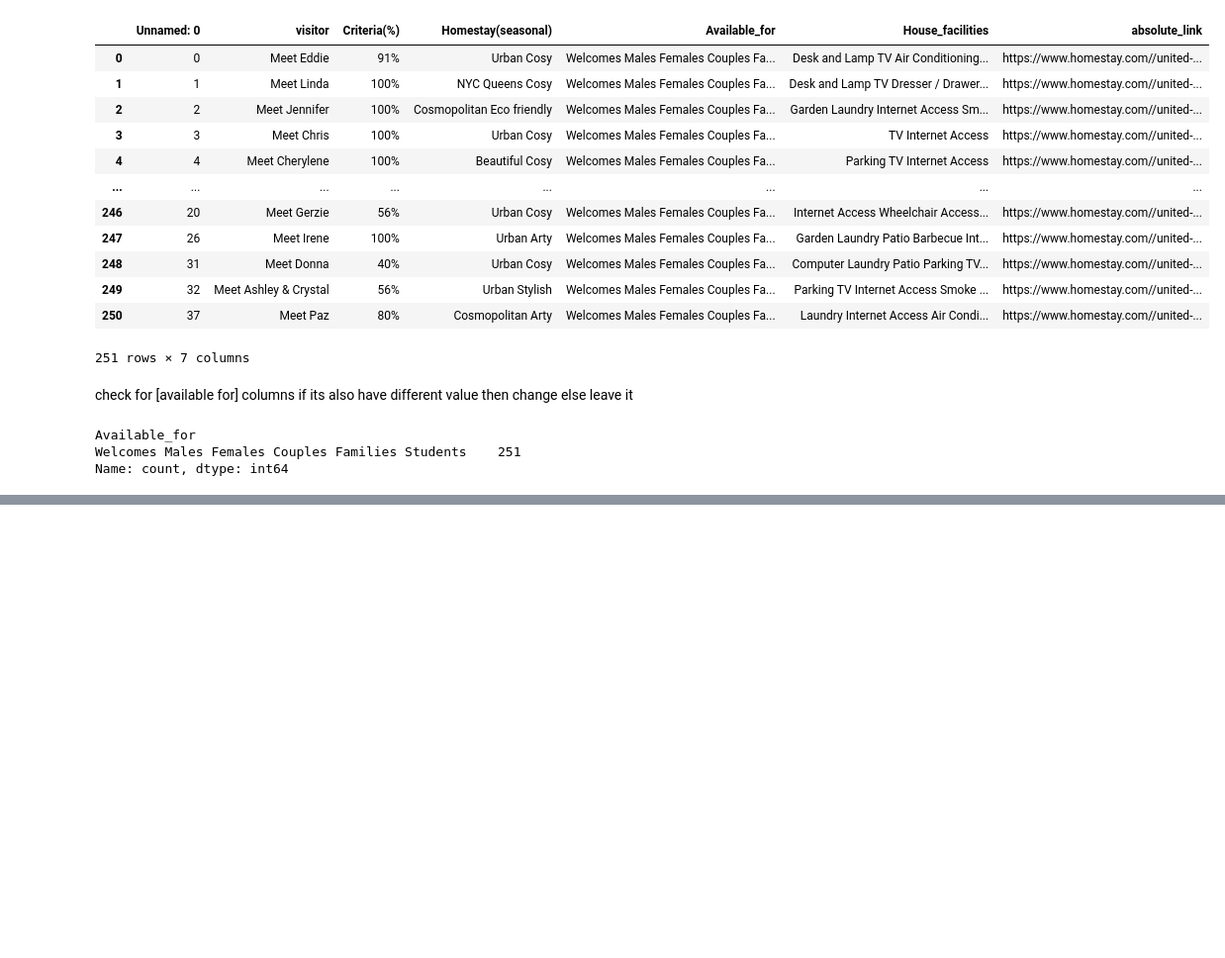
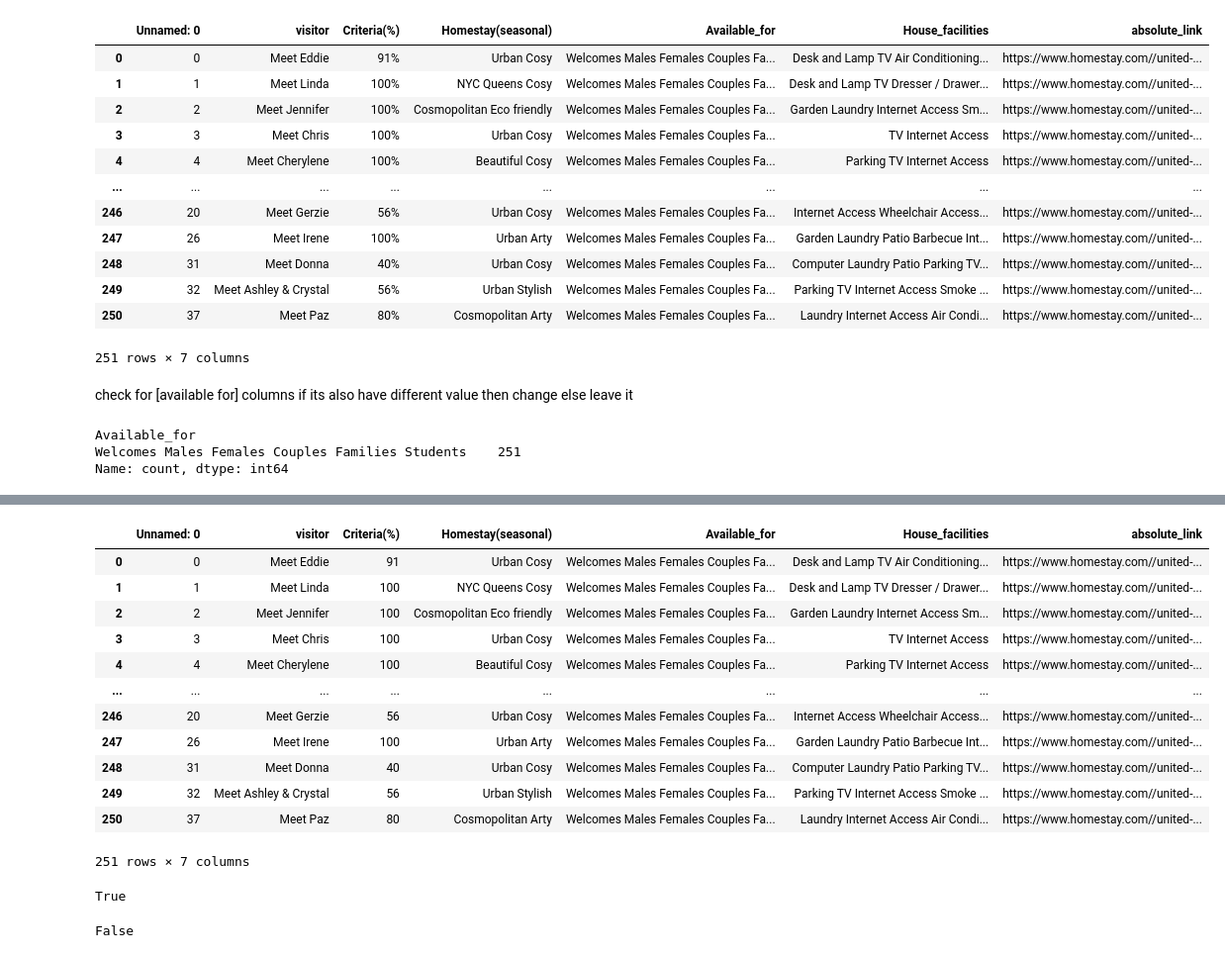
Before and after one commit to CyberWol-12/Data-science-project-with-python-webscraping, a Jupyter notebook: homestay.ipynb, the cells around one changed output, grey strips where cells are left out. Shown at 99% size. Drawn from its saved outputs; the diff is of its cells as text; code cells hidden in the pictures; blank space fills up the shorter version.

```diff
--- a/homestay.ipynb
+++ b/homestay.ipynb
@@ -490,0 +523,4 @@ Name: count, dtype: int64
+# %%
+#remove % sign from[ "[Criteria(%)]" ]
+df_combined['Criteria(%)'] = df_combined['Criteria(%)'].str.strip('%')
+df_combined['Criteria(%)']
@@ -490,0 +540,26 @@ Name: count, dtype: int64
+# %%
+df_combined['Criteria(%)'] = df_combined['Criteria(%)'].astype(int)
+# %%
+df_combined
+# %% [output]
+|  | Unnamed: 0 | visitor | Criteria(%) | Homestay(seasonal) | Available_for | House_facilities | absolute_link |
+| 0 | 0 | Meet Eddie | 91 | Urban Cosy | Welcomes Males Females Couples Fa... | Desk and Lamp TV Air Conditioning... | https://www.homestay.com//united-... |
+| 1 | 1 | Meet Linda | 100 | NYC Queens Cosy | Welcomes Males Females Couples Fa... | Desk and Lamp TV Dresser / Drawer... | https://www.homestay.com//united-... |
+| 2 | 2 | Meet Jennifer | 100 | Cosmopolitan Eco friendly | Welcomes Males Females Couples Fa... | Garden Laundry Internet Access Sm... | https://www.homestay.com//united-... |
+| 3 | 3 | Meet Chris | 100 | Urban Cosy | Welcomes Males Females Couples Fa... | TV Internet Access | https://www.homestay.com//united-... |
+| 4 | 4 | Meet Cherylene | 100 | Beautiful Cosy | Welcomes Males Females Couples Fa... | Parking TV Internet Access | https://www.homestay.com//united-... |
+| ... | ... | ... | ... | ... | ... | ... | ... |
+| 246 | 20 | Meet Gerzie | 56 | Urban Cosy | Welcomes Males Females Couples Fa... | Internet Access Wheelchair Access... | https://www.homestay.com//united-... |
+| 247 | 26 | Meet Irene | 100 | Urban Arty | Welcomes Males Females Couples Fa... | Garden Laundry Patio Barbecue Int... | https://www.homestay.com//united-... |
+| 248 | 31 | Meet Donna | 40 | Urban Cosy | Welcomes Males Females Couples Fa... | Computer Laundry Patio Parking TV... | https://www.homestay.com//united-... |
+| 249 | 32 | Meet Ashley & Crystal | 56 | Urban Stylish | Welcomes Males Females Couples Fa... | Parking TV Internet Access Smoke ... | https://www.homestay.com//united-... |
+| 250 | 37 | Meet Paz | 80 | Cosmopolitan Arty | Welcomes Males Females Couples Fa... | Laundry Internet Access Air Condi... | https://www.homestay.com//united-... |
+251 rows × 7 columns
+# %%
+is_numeric_dtype(df_combined['Criteria(%)'])
+# %% [output]
+True
+# %%
+is_string_dtype(df_combined['Criteria(%)'])
+# %% [output]
+False
```
Also changed, not shown: parts of 7 cells of this notebook.
